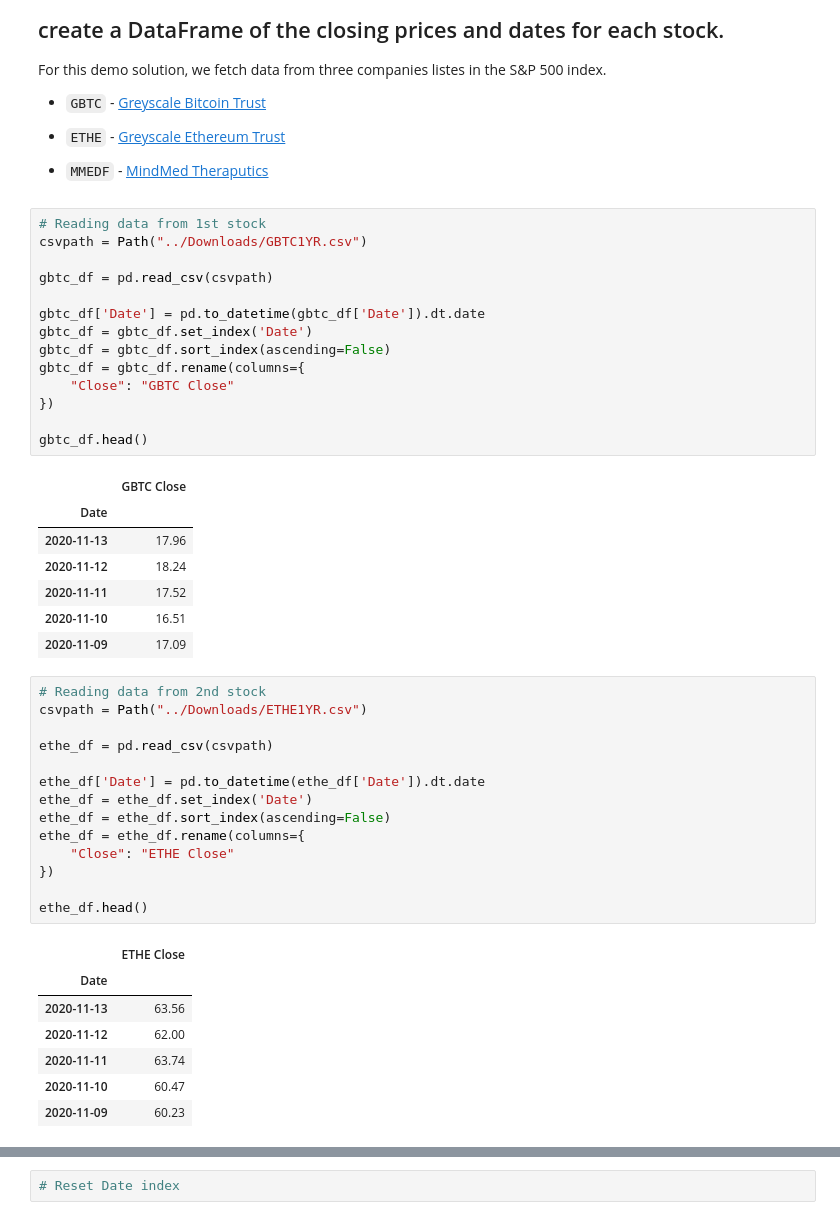
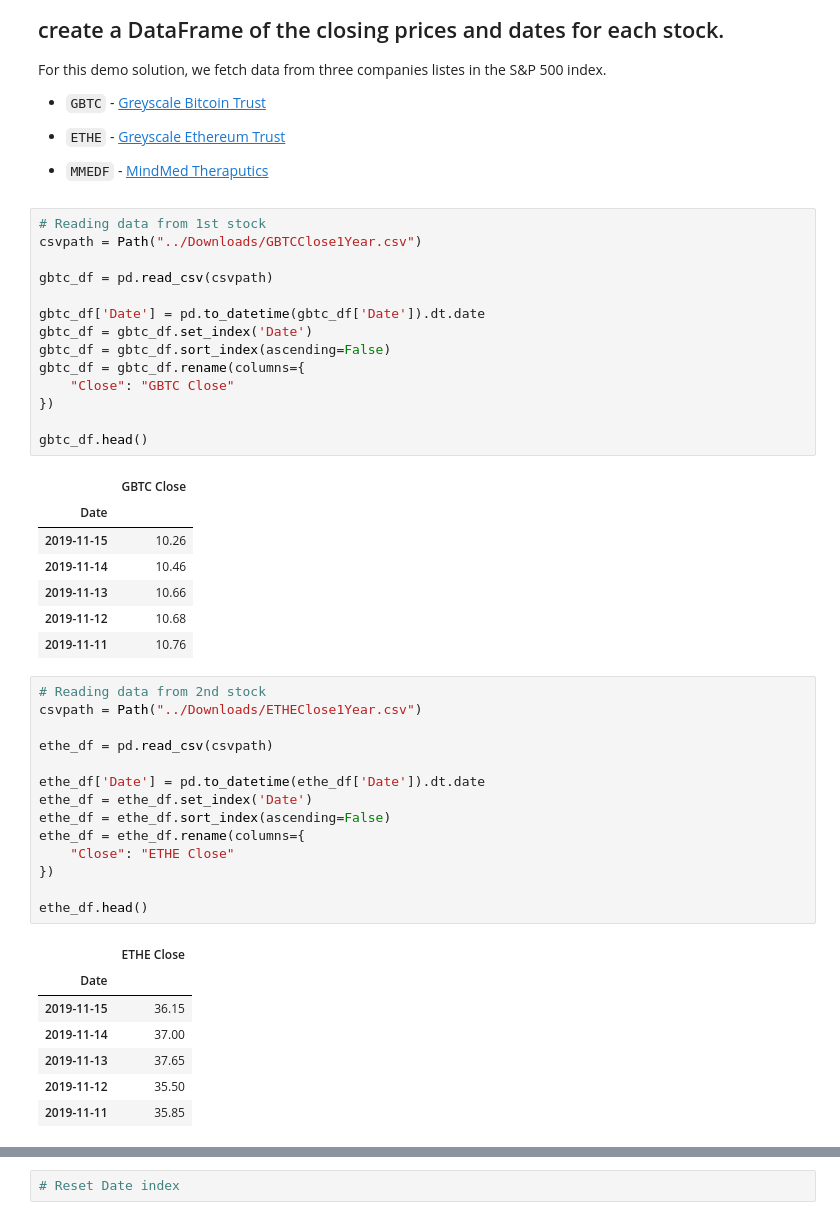
Before and after one commit to MedakaRiceFish/PandasHomework, a Jupyter notebook: 04-HW-RyanH.ipynb, the cells around one changed output, grey strips where cells are left out. Cells and saved outputs as stored; diff of their text form.

```diff
--- a/04-HW-RyanH.ipynb
+++ b/04-HW-RyanH.ipynb
@@ -452,29 +452,29 @@ For this demo solution, we fetch data from three companies listes in the S&P 500
 * `MMEDF` - [MindMed Theraputics](https://mindmed.co)
 # %%
 # Reading data from 1st stock
-csvpath = Path("../Downloads/GBTC1YR.csv")
+csvpath = Path("../Downloads/GBTCClose1Year.csv")
 
 gbtc_df = pd.read_csv(csvpath)
 
 gbtc_df['Date'] = pd.to_datetime(gbtc_df['Date']).dt.date
 gbtc_df = gbtc_df.set_index('Date')
 gbtc_df = gbtc_df.sort_index(ascending=False)
 gbtc_df = gbtc_df.rename(columns={
     "Close": "GBTC Close"
 })
 
 gbtc_df.head()
 # %% [output]
 |  | GBTC Close |
 | Date |  |
-| 2020-11-13 | 17.96 |
-| 2020-11-12 | 18.24 |
-| 2020-11-11 | 17.52 |
-| 2020-11-10 | 16.51 |
-| 2020-11-09 | 17.09 |
+| 2019-11-15 | 10.26 |
+| 2019-11-14 | 10.46 |
+| 2019-11-13 | 10.66 |
+| 2019-11-12 | 10.68 |
+| 2019-11-11 | 10.76 |
 # %%
 # Reading data from 2nd stock
-csvpath = Path("../Downloads/ETHE1YR.csv")
+csvpath = Path("../Downloads/ETHEClose1Year.csv")
 
 ethe_df = pd.read_csv(csvpath)
 
@@ -489,10 +489,10 @@ ethe_df.head()
 # %% [output]
 |  | ETHE Close |
 | Date |  |
-| 2020-11-13 | 63.56 |
-| 2020-11-12 | 62.00 |
-| 2020-11-11 | 63.74 |
-| 2020-11-10 | 60.47 |
-| 2020-11-09 | 60.23 |
+| 2019-11-15 | 36.15 |
+| 2019-11-14 | 37.00 |
+| 2019-11-13 | 37.65 |
+| 2019-11-12 | 35.50 |
+| 2019-11-11 | 35.85 |
 # %%
 # Reading data from 3rd stock
```
Also changed, not shown: parts of 9 cells of this notebook.
